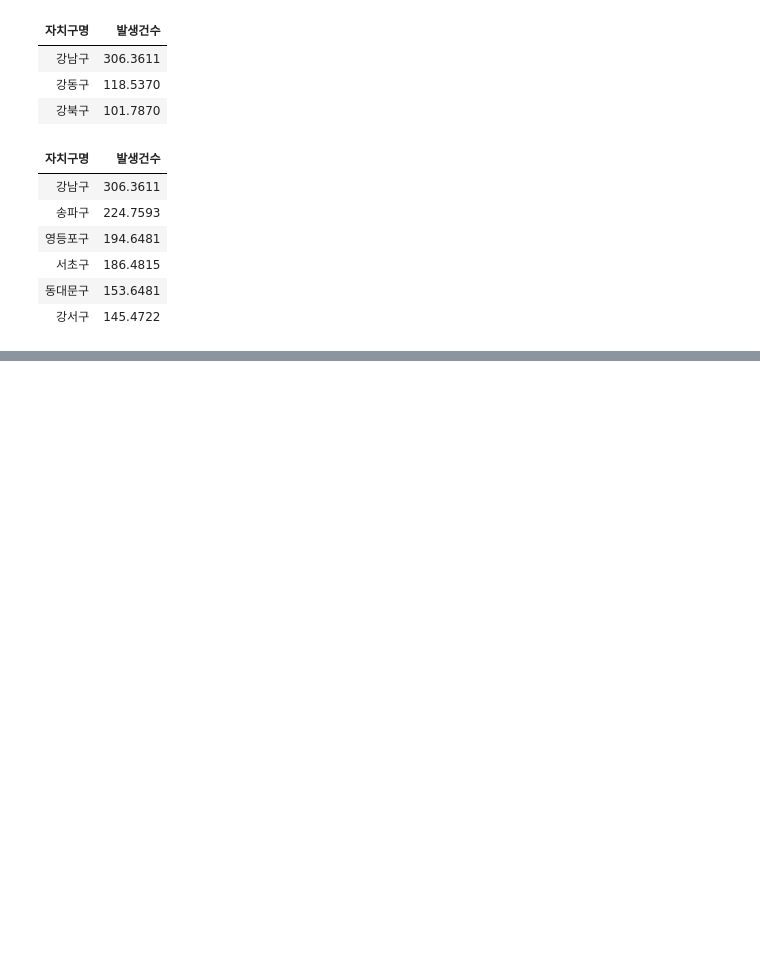
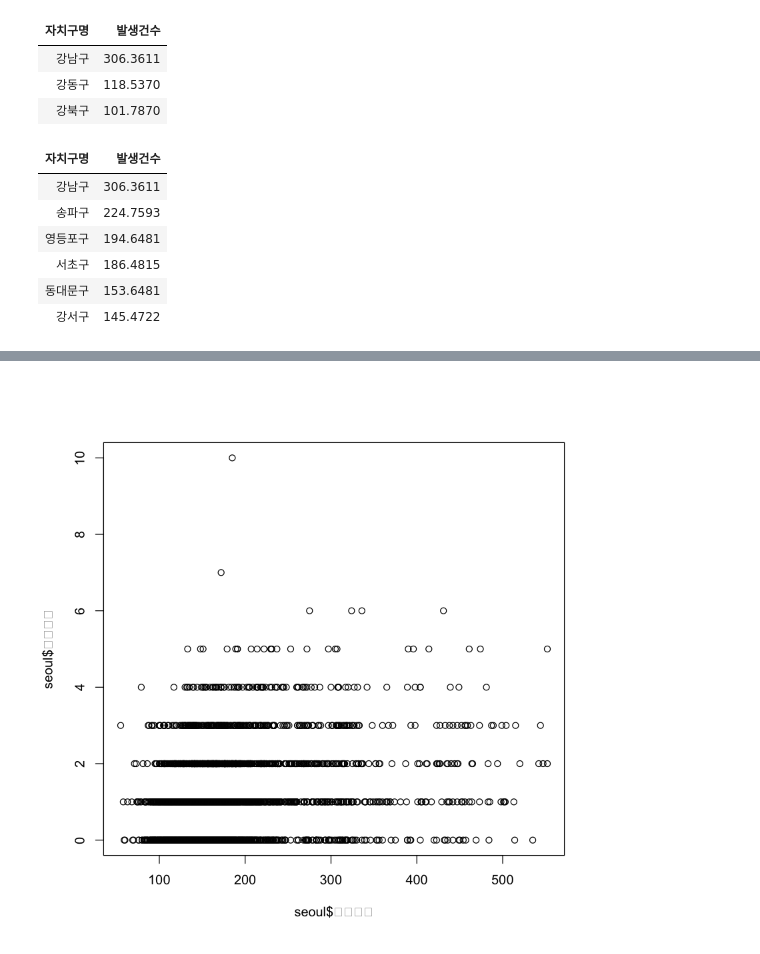
Before and after one commit to JeongYouYoung/R, a Jupyter notebook: 08. 파일 입출력.ipynb, the cells around one changed output, grey strips where cells are left out. Cells and saved outputs as stored; diff of their text form; code cells hidden in the pictures; blank space fills up the shorter version.

```diff
--- a/08. 파일 입출력.ipynb
+++ b/08. 파일 입출력.ipynb
@@ -758,0 +867,6 @@ head(arrange(regionAcc.mean, desc(발생건수)),6)
+# %%
+# 완전 의미 없는 데이터
+# 분석불가!
+plot(seoul$부상자수,seoul$사망자수)
+# %% [output]
+[figure, added]
```
Also changed, not shown: parts of 28 cells of this notebook, 4 other files.
